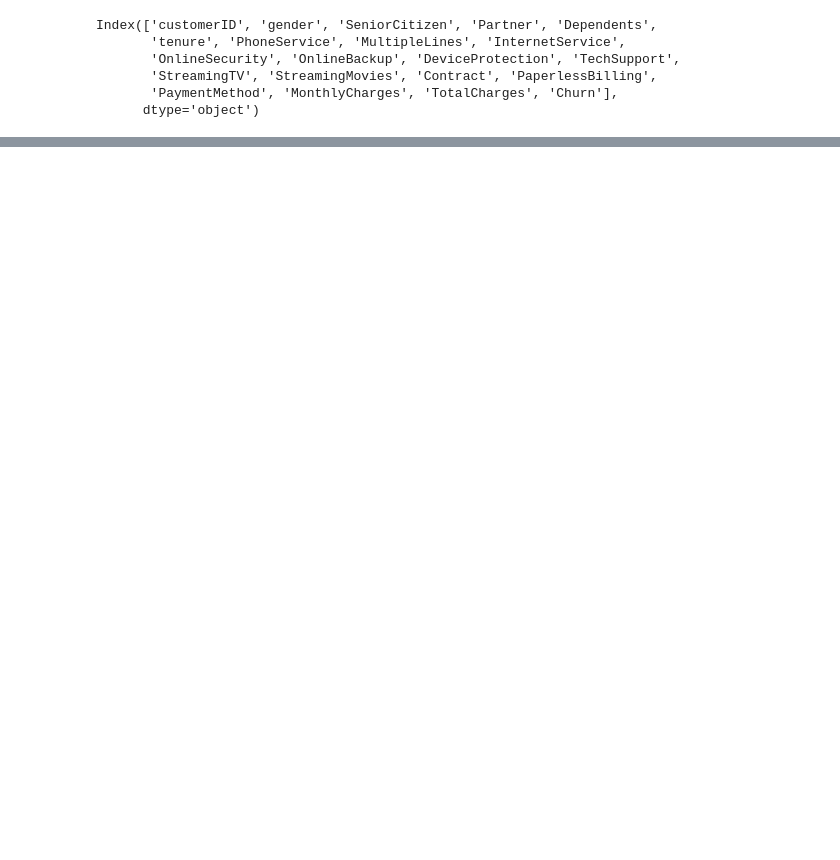
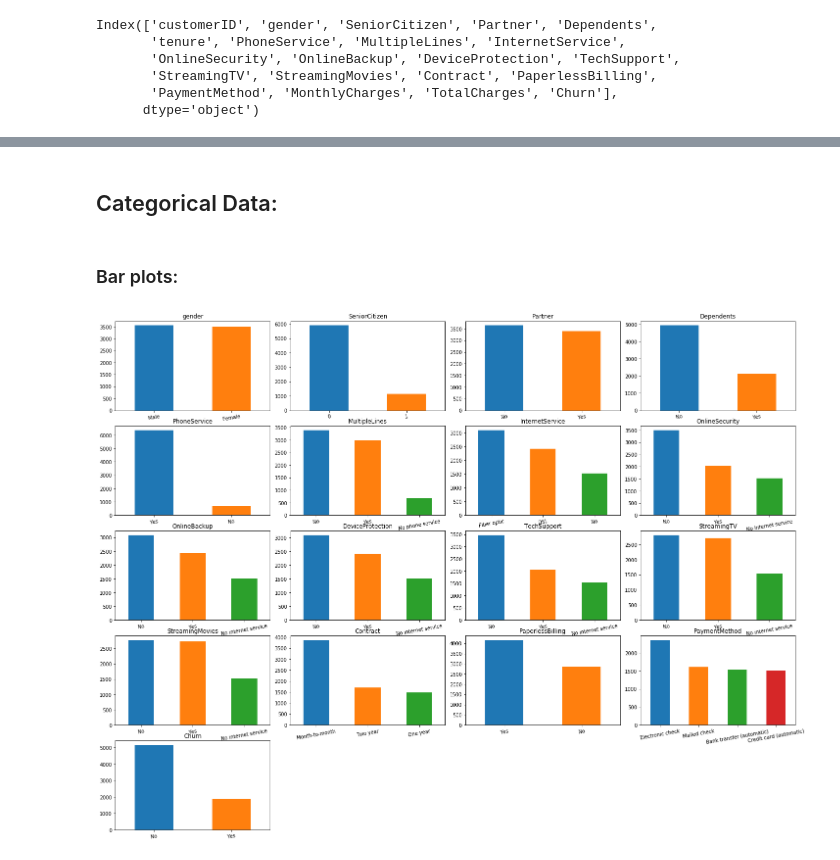
Before and after one commit to sami2310/Datascience-in-Practice, a Jupyter notebook: HW1/Data Exploration.ipynb, the cells around one changed output, grey strips where cells are left out. Cells and saved outputs as stored; diff of their text form; code cells hidden in the pictures; blank space fills up the shorter version.

```diff
--- a/HW1/Data Exploration.ipynb
+++ b/HW1/Data Exploration.ipynb
@@ -46,0 +192,3 @@ Multivariate Analysis:
+# %%
+for i in indices_tochange:
+    data['TotalCharges'].loc[i] = str(np.median(TotalCharges))
@@ -46,0 +210,3 @@ Multivariate Analysis:
+# %%
+data['TotalCharges'] = data['TotalCharges'].astype(float)
+data['TotalCharges'].describe()
@@ -46,0 +223,25 @@ Multivariate Analysis:
+# %% [markdown]
+## Categorical Data:
+# %% [markdown]
+### Bar plots:
+# %%
+fig, axes = plt.subplots(5, 4, figsize=(20, 15))
+# Add space between subplots
+fig.tight_layout()
+
+# Fill the subplots
+i = 0
+for column in data.columns:
+    #     In order not to plot the continuous variables
+    if column not in [
+            'customerID', 'TotalCharges', 'MonthlyCharges', 'tenure'
+    ]:
+        data[column].value_counts().plot(
+            kind='bar', ax=axes[(i // 4, i % 4)], title=column, rot=10)
+        i += 1
+
+# Remove unnecessary suplots:
+for i in range(1, 4):
+    fig.delaxes(axes[4][i])
+# %% [output]
+[figure, added]
```
Also changed, not shown: parts of 31 cells of this notebook.
